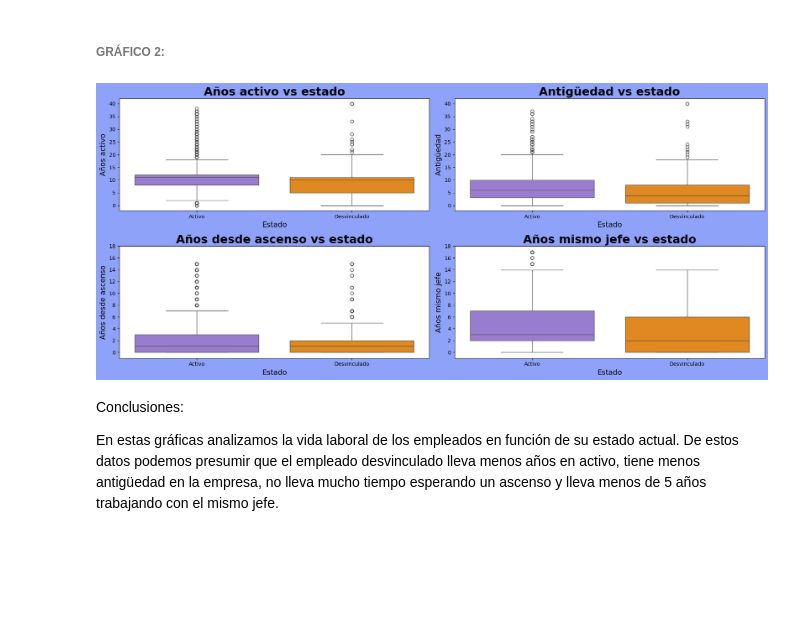
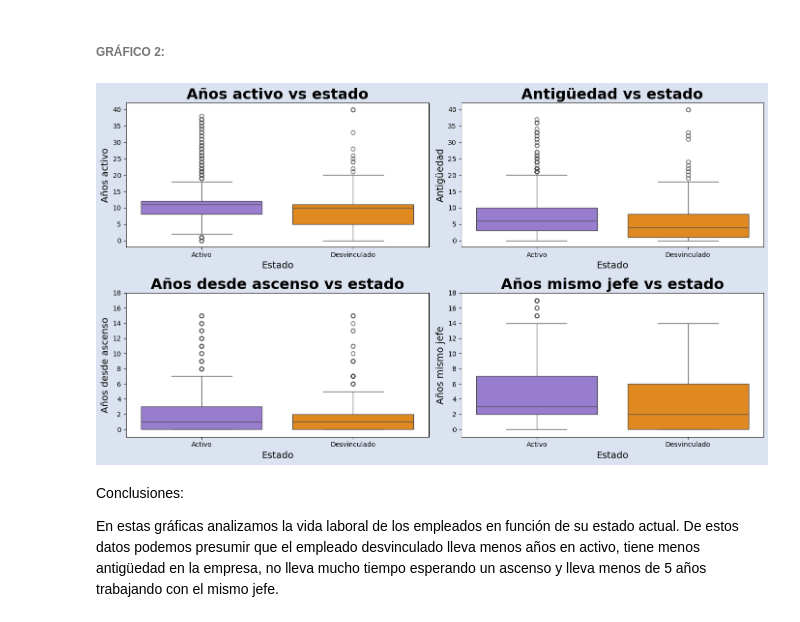
Before and after one commit to SilviaFarled/Modulo-3-Proyecto-Grupo4-Datahoot, a Jupyter notebook: PARTE-4_project-da-promo-52-modulo-3-team-4-VISUALIZACION.ipynb, the cells around one changed output. Saved outputs shown, nothing was run; the diff lists cells and outputs as text; code cells hidden in the pictures; blank space fills up the shorter version.

```diff
--- a/PARTE-4_project-da-promo-52-modulo-3-team-4-VISUALIZACION.ipynb
+++ b/PARTE-4_project-da-promo-52-modulo-3-team-4-VISUALIZACION.ipynb
@@ -102,10 +102,15 @@ df_emocionales = (df.groupby('Estado')[variables_emocionales].mean()).round(2).T
 df_emocionales.columns = ["Activo", "Desvinculado"]
 # Renombra las columnas resultantes para mayor claridad
 
-df_emocionales.plot(kind='bar', figsize=(10,6), color=colores_proyecto)
+ax = df_emocionales.plot(kind='bar', figsize=(10,6), color=colores_proyecto)
 # Genera un gráfico de barras con tamaño 10x6 y colores definidos
 
-plt.title("Comparación de variables emocionales")
+fig = ax.get_figure()  # Obtiene el objeto figura desde el eje
+# Cambia colores de fondo
+fig.patch.set_facecolor('#dce3f0')       # Color del fondo general
+ax.set_facecolor('#fff9f0')              # Color del área del gráfico
+
+plt.title("Comparación de variables emocionales",fontsize=20, fontweight='bold')
 # Añade título al gráfico
 
 plt.ylabel("Promedio")
@@ -139,11 +144,11 @@ Conclusiones:
 # %%
 # Valoración historia laboral
 
-fig, axes = plt.subplots(2, 2, figsize=(18, 8))  # altura aumentada para que no se solapen
+fig, axes = plt.subplots(2, 2, figsize=(14, 8))  # altura aumentada para que no se solapen
 # Crea una figura con una cuadrícula de 2 filas x 2 columnas para 4 gráficos
 # El tamaño total es ancho 18 y alto 8 para evitar solapamientos
 
-fig.patch.set_facecolor("#8fa2fa")  # color general del fondo
+fig.patch.set_facecolor("#dce3f0")  # color general del fondo
 axes = axes.flatten()  # convierte la matriz 2x2 en una lista de 4 ejes
 
 # Cambiar el fondo de cada gráfico individual
@@ -154,34 +159,34 @@ for ax in axes:
 columnas = ["Años activo", "Antigüedad", "Años desde ascenso", "Años mismo jefe"]
 # Lista con los nombres de las columnas a graficar
 
 axes = axes.flatten()  # convierte la matriz 2x2 en una lista de 4 ejes
 # Facilita el acceso a cada subplot con índices 0 a 3
 
 for i, col in enumerate(columnas):
     sns.boxplot(data=df, x="Estado", y=col, ax=axes[i], palette = colores_proyecto)
     # Genera un boxplot para la columna 'col' agrupado por 'Estado' en el subplot correspondiente
 
     axes[i].set_title(f'{col} vs estado',fontsize=22, fontweight='bold')
     # Establece el título del subplot
 
     axes[i].set_xlabel("Estado",fontsize=14)
     # Etiqueta del eje X para cada gráfico
 
     axes[i].set_ylabel(col,fontsize=14)
     # Etiqueta del eje Y con el nombre de la columna
 
 # Establecer límites del eje Y solo para la segunda fila (índices 2 y 3)
 for i in [2, 3]:
     axes[i].set_ylim(-1, 18)
     axes[i].yaxis.set_major_locator(MaxNLocator(integer=True)) # Utiliza una nueva librería de maxplotlib para convertir el dato del eje y en int
 
 plt.tight_layout()
 # Ajusta los espacios para que no se solapen los gráficos
 
 plt.show()
 # Muestra la figura con los cuatro boxplots
 # %% [output]
-[figure, old version]
+[figure, new version]
 # %% [markdown]
 Conclusiones:
 
```
Also changed, not shown: parts of 10 cells of this notebook.
